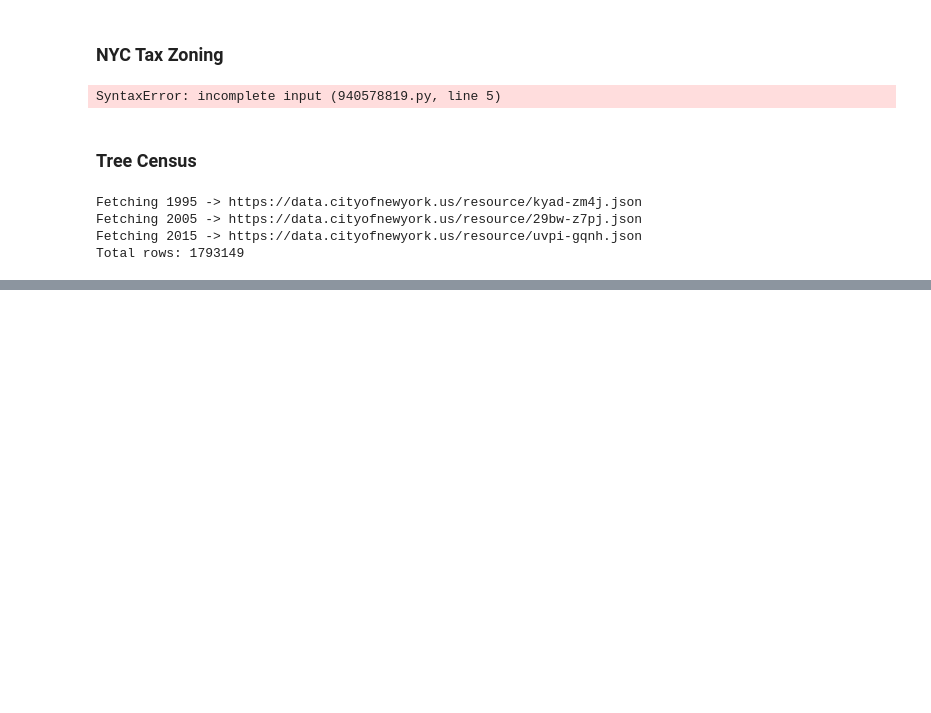
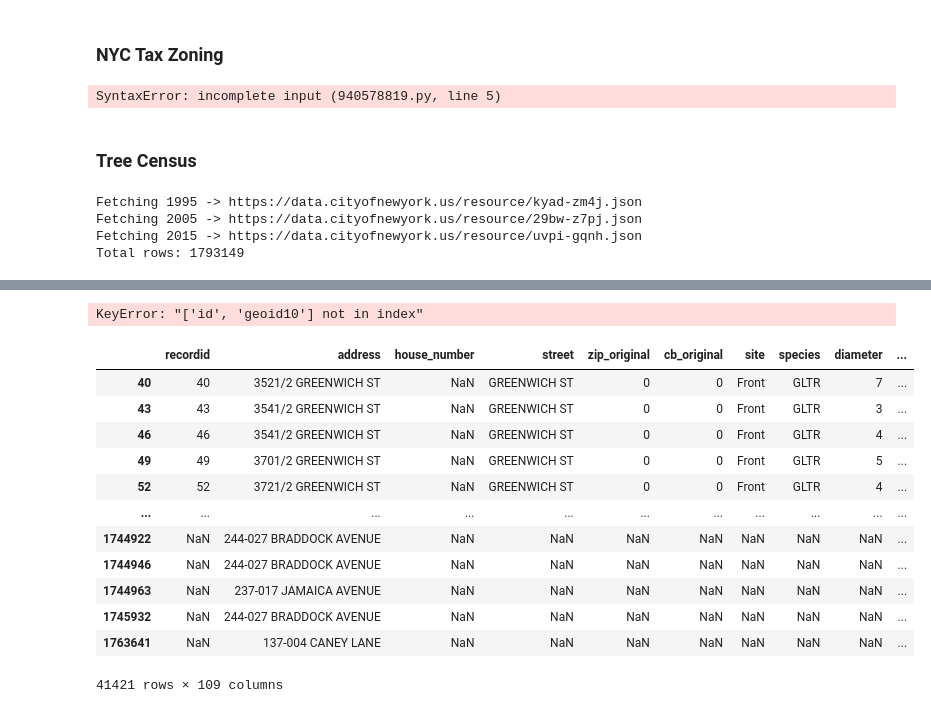
Before and after one commit to jhnboyy/CUNY_SPS_WORK, a Jupyter notebook: FALL2025/DATA698/PullingCapstoneData.ipynb, the cells around one changed output, grey strips where cells are left out. Cells and saved outputs as stored; diff of their text form; code cells hidden in the pictures; blank space fills up the shorter version.

```diff
--- a/FALL2025/DATA698/PullingCapstoneData.ipynb
+++ b/FALL2025/DATA698/PullingCapstoneData.ipynb
@@ -1073,0 +999,37 @@ nyc_tree_census.to_csv("NYC_tree_census.csv", index=False )
+# %%
+import geopandas as gpd
+
+# 1) Read census tracts (2010) via GeoJSON; set to a working CRS
+CT2010_URL = "https://data.cityofnewyork.us/resource/bmjq-373p.geojson?$limit=50000"
+ct2010 = gpd.read_file(CT2010_URL)  # will be EPSG:4326
+# (we'll convert inside the helper)
+
+# 2) Suppose you have two point datasets:
+#    df_a with columns ['id','latitude','longitude', ...]
+#    df_b with columns ['site','lat','lon', ...]
+# Tag both with tracts
+streetTree_with_tract = tag_with_census_tract(nyc_tree_census, lon_col="longitude", lat_col="latitude", tracts_gdf=ct2010)
+# b_with_tract = tag_with_census_tract(df_b, lon_col="lon",       lat_col="lat",      tracts_gdf=ct2010)
+
+# Peek
+streetTree_with_tract[["id","boroct2010","geoid10"]].head()
+# b_with_tract[["site","boroct2010","geoid10"]].head()
+# %% [output]
+KeyError: "['id', 'geoid10'] not in index"
+# %%
+### Need to finish geocoding the street trees
+streetTree_with_tract[streetTree_with_tract["boroct2010"].isnull()]
+# %% [output]
+|  | recordid | address | house_number | street | zip_original | cb_original | site | species | diameter | ... |
+| 40 | 40 | 3521/2 GREENWICH ST | NaN | GREENWICH ST | 0 | 0 | Front | GLTR | 7 | ... |
+| 43 | 43 | 3541/2 GREENWICH ST | NaN | GREENWICH ST | 0 | 0 | Front | GLTR | 3 | ... |
+| 46 | 46 | 3541/2 GREENWICH ST | NaN | GREENWICH ST | 0 | 0 | Front | GLTR | 4 | ... |
+| 49 | 49 | 3701/2 GREENWICH ST | NaN | GREENWICH ST | 0 | 0 | Front | GLTR | 5 | ... |
+| 52 | 52 | 3721/2 GREENWICH ST | NaN | GREENWICH ST | 0 | 0 | Front | GLTR | 4 | ... |
+| ... | ... | ... | ... | ... | ... | ... | ... | ... | ... | ... |
+| 1744922 | NaN | 244-027 BRADDOCK AVENUE | NaN | NaN | NaN | NaN | NaN | NaN | NaN | ... |
+| 1744946 | NaN | 244-027 BRADDOCK AVENUE | NaN | NaN | NaN | NaN | NaN | NaN | NaN | ... |
+| 1744963 | NaN | 237-017 JAMAICA AVENUE | NaN | NaN | NaN | NaN | NaN | NaN | NaN | ... |
+| 1745932 | NaN | 244-027 BRADDOCK AVENUE | NaN | NaN | NaN | NaN | NaN | NaN | NaN | ... |
+| 1763641 | NaN | 137-004 CANEY LANE | NaN | NaN | NaN | NaN | NaN | NaN | NaN | ... |
+41421 rows × 109 columns
```
Also changed, not shown: parts of 74 cells of this notebook, 10 other files.
